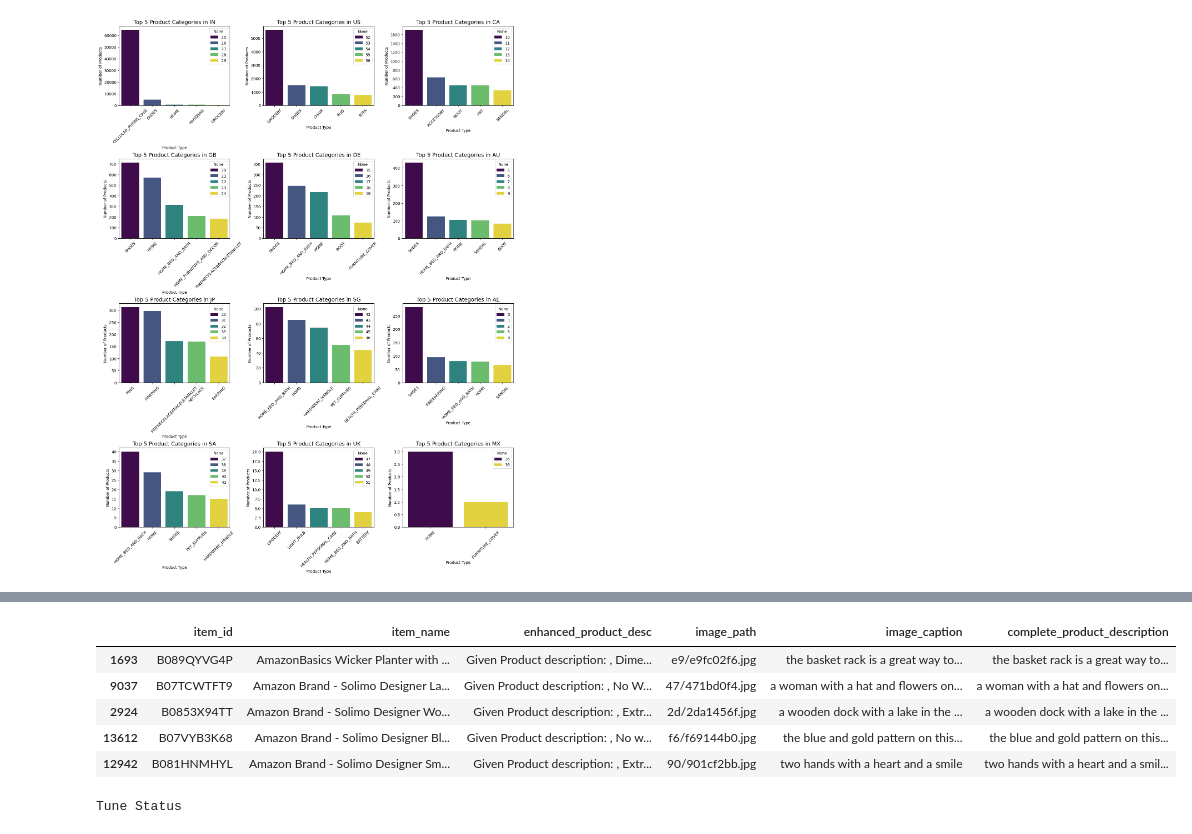
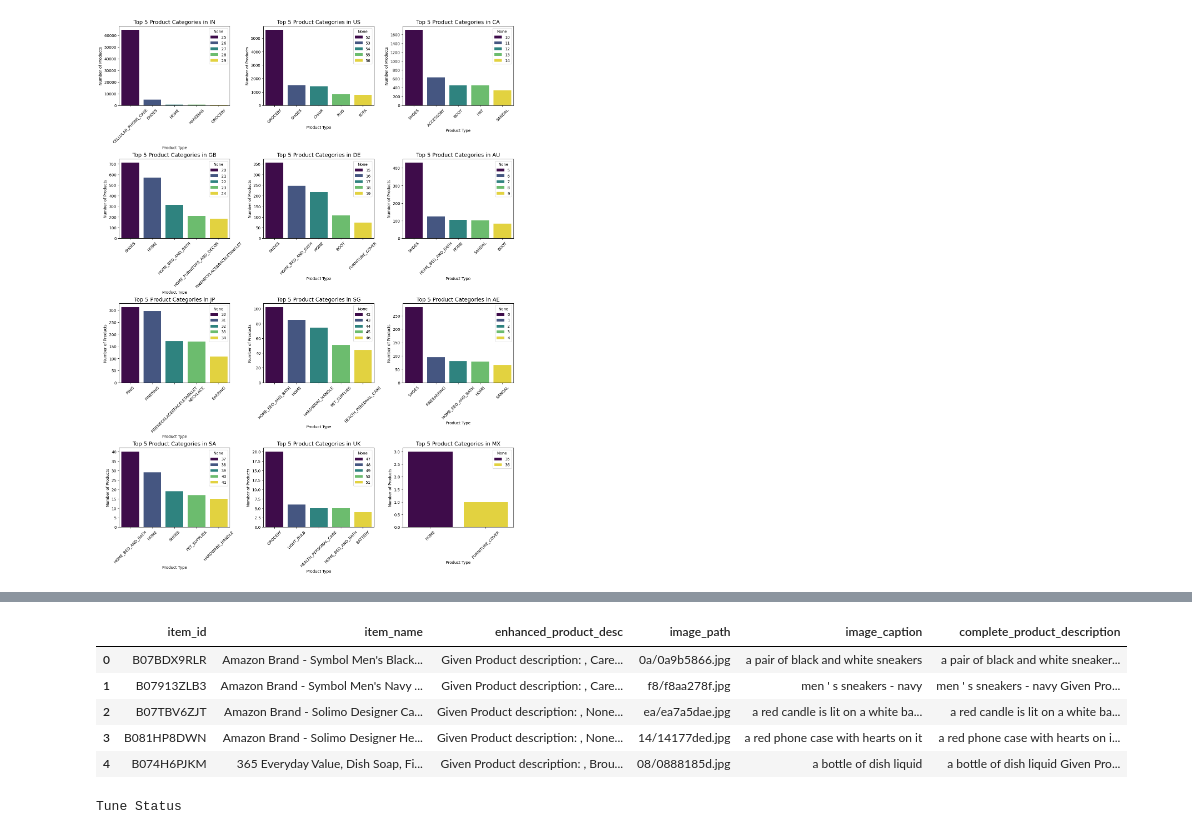
Before and after one commit to vivekprasanna/ShopTalk, a Jupyter notebook: research-initial python notebooks/ShopTalk-DataCleaning.ipynb, the cells around one changed output, grey strips where cells are left out. Drawn from its saved outputs; the diff is of its cells as text; code cells hidden in the pictures.

```diff
--- a/research-initial python notebooks/ShopTalk-DataCleaning.ipynb
+++ b/research-initial python notebooks/ShopTalk-DataCleaning.ipynb
@@ -450,18 +389,46 @@ Successfully installed sympy-1.13.1 torch-2.6.0
 # %%
-from transformers import BlipProcessor, BlipForConditionalGeneration
+from transformers import BlipProcessor, BlipForConditionalGeneration, GenerationConfig
 from PIL import Image
 
+# Check if MPS is available or CUDA is available, otherwise fall back to CPU
+device = get_device()
+
 # Load BLIP model
-processor = BlipProcessor.from_pretrained('Salesforce/blip-image-captioning-base')
-model = BlipForConditionalGeneration.from_pretrained('Salesforce/blip-image-captioning-base')
-IMAGE_PATH_PREFIX = "/Users/vivekprabu/Downloads/IK-Capstone/abo-images-small/images/small/"
+model_name='Salesforce/blip-image-captioning-base'
+processor = BlipProcessor.from_pretrained(model_name)
+model = BlipForConditionalGeneration.from_pretrained(model_name).to(device)
+
+# Ensure model weights are in float32 on MPS
+if device.type == "mps":
+    model = model.to(torch.float32)
+
+# Define model generation config to be used for generating embeddings
+config = GenerationConfig(
+    max_length=48, # limit output length
+    num_beams=4,   # reduce beam search width
+    repetition_penalty=1.8, # > 1 penalizes repeated words. 1.0 means no penalty
+    no_repeat_ngram_size=2, # avoid repeating bigrams
+    top_p=0.9, # Use Nucleus Sampling
+    early_stopping=True
+)
+model.generation_config = config
+
 def generate_caption(image_path):
     if pd.isna(image_path):
         return ''
     else:
         image = Image.open(IMAGE_PATH_PREFIX + image_path).convert('RGB')
-        inputs = processor(image, return_tensors='pt')
-        output = model.generate(**inputs)
+
+        # Convert input to tensors and move to device
+        inputs = processor(images=image, return_tensors='pt')
+
+        # Ensure input tensors are moved to the correct device and dtype
+        if device.type == "cuda":
+            inputs = {k: v.to(device, dtype=torch.float16) for k, v in inputs.items()}  # Use float16 for CUDA (if needed)
+        else: # MPS or CPU
+            inputs = {k: v.to(device, dtype=torch.float32) for k, v in inputs.items()}  # Use float32 for MPS and CPU
+
+        output = model.generate(**inputs, generation_config = config)
         return processor.decode(output[0], skip_special_tokens=True)
 
 # Apply captioning
@@ -556,12 +485,12 @@ Successfully installed accelerate-1.4.0
 # %%
-df_tune_sample.head()
+df_sample.head()
 # %% [output]
 |  | item_id | item_name | enhanced_product_desc | image_path | image_caption | complete_product_description |
-| 1693 | B089QYVG4P | AmazonBasics Wicker Planter with ... | Given Product description: , Dime... | e9/e9fc02f6.jpg | the basket rack is a great way to... | the basket rack is a great way to... |
-| 9037 | B07TCWTFT9 | Amazon Brand - Solimo Designer La... | Given Product description: , No W... | 47/471bd0f4.jpg | a woman with a hat and flowers on... | a woman with a hat and flowers on... |
-| 2924 | B0853X94TT | Amazon Brand - Solimo Designer Wo... | Given Product description: , Extr... | 2d/2da1456f.jpg | a wooden dock with a lake in the ... | a wooden dock with a lake in the ... |
-| 13612 | B07VYB3K68 | Amazon Brand - Solimo Designer Bl... | Given Product description: , No w... | f6/f69144b0.jpg | the blue and gold pattern on this... | the blue and gold pattern on this... |
-| 12942 | B081HNMHYL | Amazon Brand - Solimo Designer Sm... | Given Product description: , Extr... | 90/901cf2bb.jpg | two hands with a heart and a smile | two hands with a heart and a smil... |
+| 0 | B07BDX9RLR | Amazon Brand - Symbol Men's Black... | Given Product description: , Care... | 0a/0a9b5866.jpg | a pair of black and white sneakers | a pair of black and white sneaker... |
+| 1 | B07913ZLB3 | Amazon Brand - Symbol Men's Navy ... | Given Product description: , Care... | f8/f8aa278f.jpg | men ' s sneakers - navy | men ' s sneakers - navy Given Pro... |
+| 2 | B07TBV6ZJT | Amazon Brand - Solimo Designer Ca... | Given Product description: , None... | ea/ea7a5dae.jpg | a red candle is lit on a white ba... | a red candle is lit on a white ba... |
+| 3 | B081HP8DWN | Amazon Brand - Solimo Designer He... | Given Product description: , None... | 14/14177ded.jpg | a red phone case with hearts on it | a red phone case with hearts on i... |
+| 4 | B074H6PJKM | 365 Everyday Value, Dish Soap, Fi... | Given Product description: , Brou... | 08/0888185d.jpg | a bottle of dish liquid | a bottle of dish liquid Given Pro... |
 # %%
 import ray
 from ray import tune
```
Also changed, not shown: parts of 35 cells of this notebook, 6 other files.
